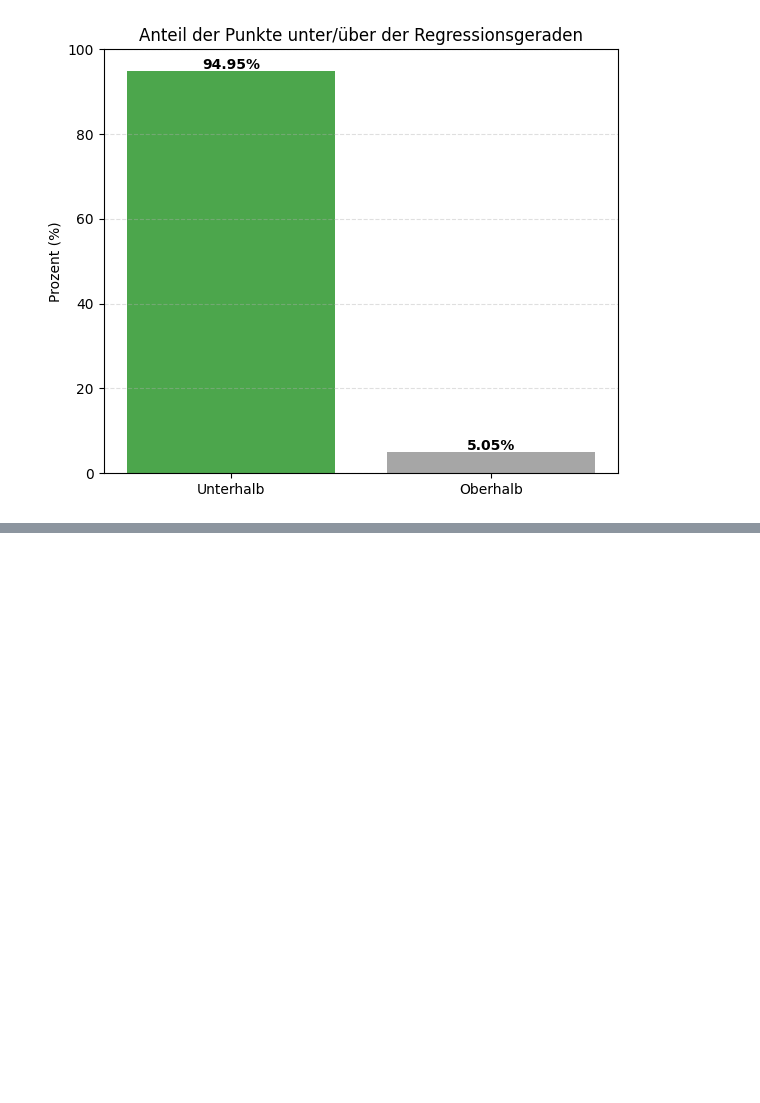
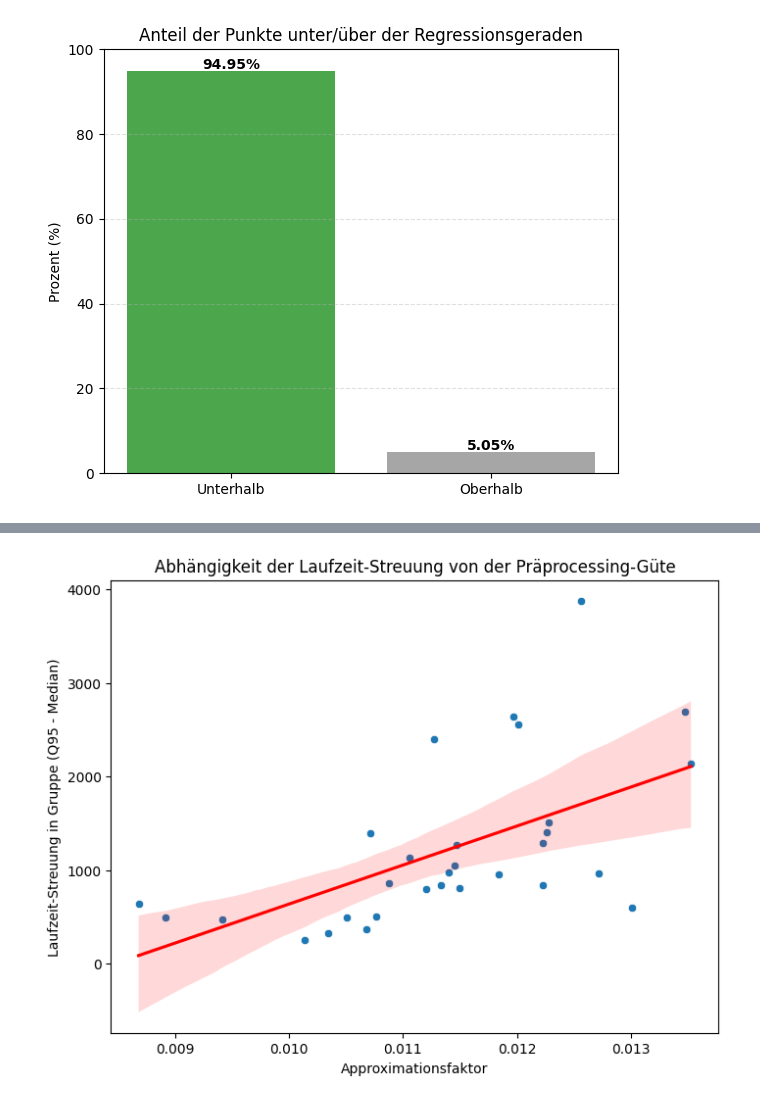
Before and after one commit to Linelle-7/TSP-Benchmark-Analysis, a Jupyter notebook: DatenAnalyse_fuer_TSP.ipynb, the cells around one changed output, grey strips where cells are left out. Cells and saved outputs as stored; diff of their text form; code cells hidden in the pictures; blank space fills up the shorter version.

```diff
--- a/DatenAnalyse_fuer_TSP.ipynb
+++ b/DatenAnalyse_fuer_TSP.ipynb
@@ -634,0 +715,12 @@ plt.show()
+# %%
+bins= np.arange(700, 1000, 10)
+
+labels = [f"{b}-{b+9}" for b in bins]
+
+df_summary2["median_dimm"] = (
+  df_summary2.groupby("dimension", observed=True)["dimension"]
+          .transform("median")
+)
+df_summary2["dim_group"] = pd.cut( df_summary2["dimension"],bins=np.append(bins, 1000),labels=labels,include_lowest=True)
+
+print(df_summary2 )
@@ -634,0 +745,45 @@ plt.show()
+# %%
+import numpy as np
+import pandas as pd
+import matplotlib.pyplot as plt
+import seaborn as sns
+
+# 1. Gruppen bilden und leere Gruppen entfernen
+g =df_summary2.groupby('dim_group')
+g = {k: v for k, v in g if len(v) > 0}   # nur nicht-leere Gruppen behalten
+
+# 2. Streuung (Q95 - Median) pro Gruppe berechnen
+spread = {
+    k: np.percentile(v['Total_runtime'], 95) - np.median(v['Total_runtime'])
+    for k, v in g.items()
+}
+
+# Dictionary -> DataFrame umwandeln
+spread = (
+    pd.DataFrame.from_dict(spread, orient='index', columns=['runtime_spread'])
+    .reset_index()
+    .rename(columns={'index': 'dim_group'})
+)
+
+# 3. Approximationsfaktor pro Gruppe berechnen
+approx = (
+    df_summary2.groupby('dim_group')['GAP']
+    .mean()
+    .reset_index()
+)
+
+# 4. Zusammenführen
+merged = spread.merge(approx, on='dim_group', how='inner')
+
+
+# 5. Plotten
+plt.figure(figsize=(8,6))
+sns.scatterplot(data=merged, x='GAP', y='runtime_spread')
+sns.regplot(data=merged, x='GAP', y='runtime_spread', scatter=False, color='red')
+
+plt.xlabel("Approximationsfaktor")
+plt.ylabel("Laufzeit-Streuung in Gruppe (Q95 - Median)")
+plt.title("Abhängigkeit der Laufzeit-Streuung von der Präprocessing-Güte")
+plt.show()
+# %% [output]
+[figure, added]
```
Also changed, not shown: parts of 25 cells of this notebook, 6 other files.
